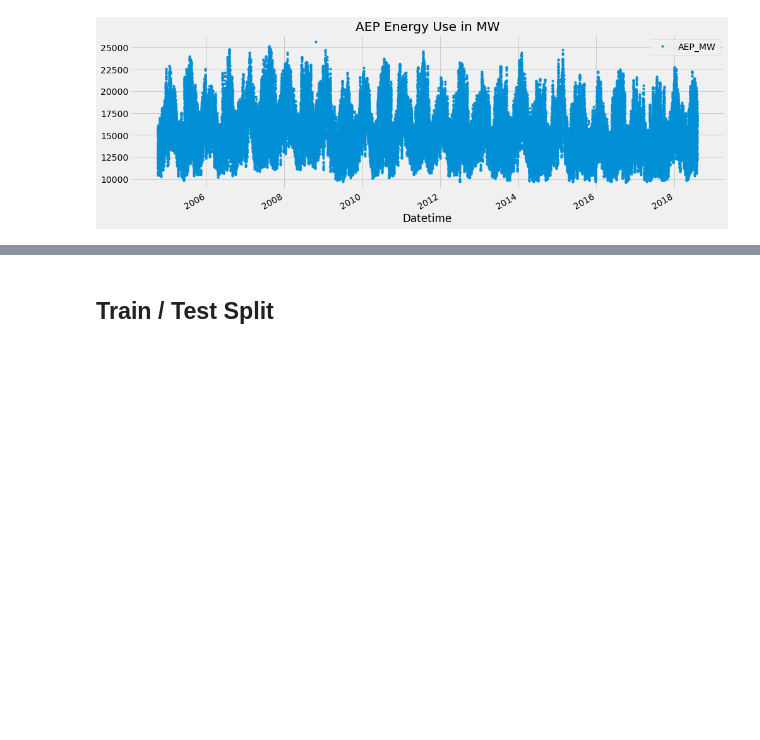
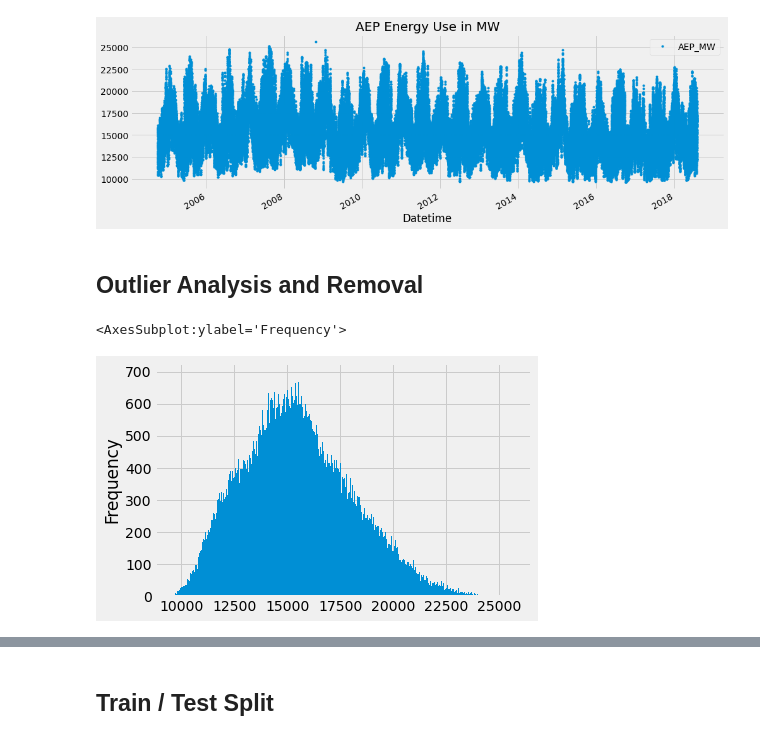
Before and after one commit to jsedlock/Time-Series-Forecasting-with-Machine-Learning, a Jupyter notebook: Script.ipynb, the cells around one changed output, grey strips where cells are left out. Cells and saved outputs as stored; diff of their text form; code cells hidden in the pictures; blank space fills up the shorter version.

```diff
--- a/Script.ipynb
+++ b/Script.ipynb
@@ -17,3 +26,10 @@ df.plot(style = '.', figsize=(15, 5), color = color_pal[0], title = 'AEP Energy
 plt.show()
 # %% [output]
 [figure]
+# %% [markdown]
+## Outlier Analysis and Removal
+# %%
+df['AEP_MW'].plot(kind = 'hist', bins = 500)
+# %% [output]
+<AxesSubplot:ylabel='Frequency'>
+[figure, added]
```
Also changed, not shown: parts of 11 cells of this notebook.
